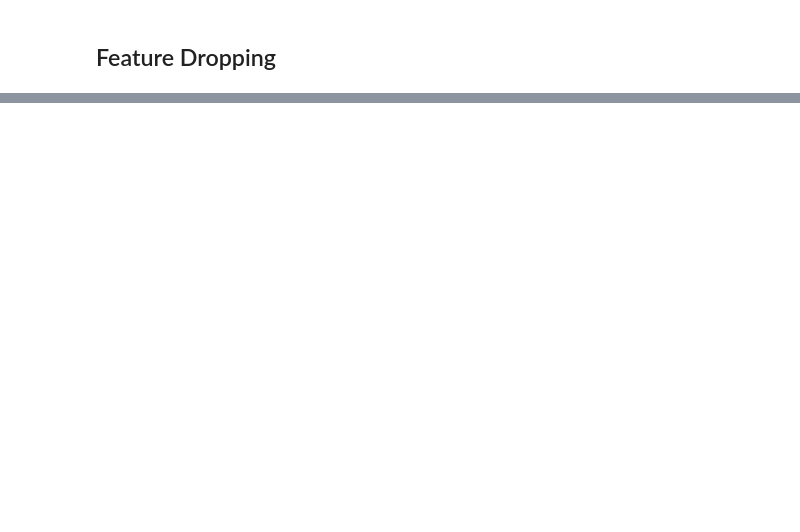
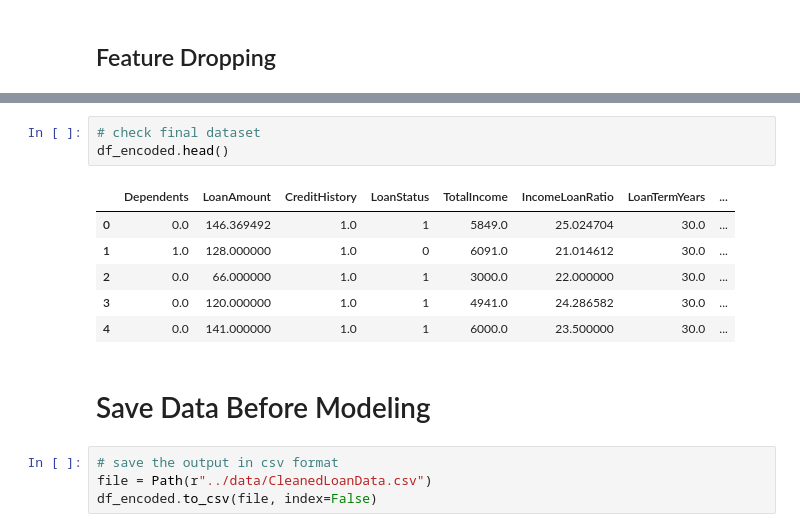
Before and after one commit to tshihab07/Intelligent-Loan-Approval-Prediction-System, a Jupyter notebook: notebookes/preprocessing.ipynb, the cells around one changed output, grey strips where cells are left out. Drawn from its saved outputs; the diff is of its cells as text; blank space fills up the shorter version.

Commit message:
Save cleaned dataset for downstream modeling tasks

```diff
--- a/notebookes/preprocessing.ipynb
+++ b/notebookes/preprocessing.ipynb
@@ -1725,3 +1725,19 @@ drop_cols = ['SelfEmployed', 'ApplicantIncome', 'CoapplicantIncome', 'LoanAmount
 
 # drop columns
 df_encoded.drop(columns=drop_cols, inplace=True)
+# %%
+# check final dataset
+df_encoded.head()
+# %% [output]
+|  | Dependents | LoanAmount | CreditHistory | LoanStatus | TotalIncome | IncomeLoanRatio | LoanTermYears | ... |
+| 0 | 0.0 | 146.369492 | 1.0 | 1 | 5849.0 | 25.024704 | 30.0 | ... |
+| 1 | 1.0 | 128.000000 | 1.0 | 0 | 6091.0 | 21.014612 | 30.0 | ... |
+| 2 | 0.0 | 66.000000 | 1.0 | 1 | 3000.0 | 22.000000 | 30.0 | ... |
+| 3 | 0.0 | 120.000000 | 1.0 | 1 | 4941.0 | 24.286582 | 30.0 | ... |
+| 4 | 0.0 | 141.000000 | 1.0 | 1 | 6000.0 | 23.500000 | 30.0 | ... |
+# %% [markdown]
+# Save Data Before Modeling
+# %%
+# save the output in csv format
+file = Path(r"../data/CleanedLoanData.csv")
+df_encoded.to_csv(file, index=False)
```
Also changed, not shown: parts of 4 cells of this notebook.
